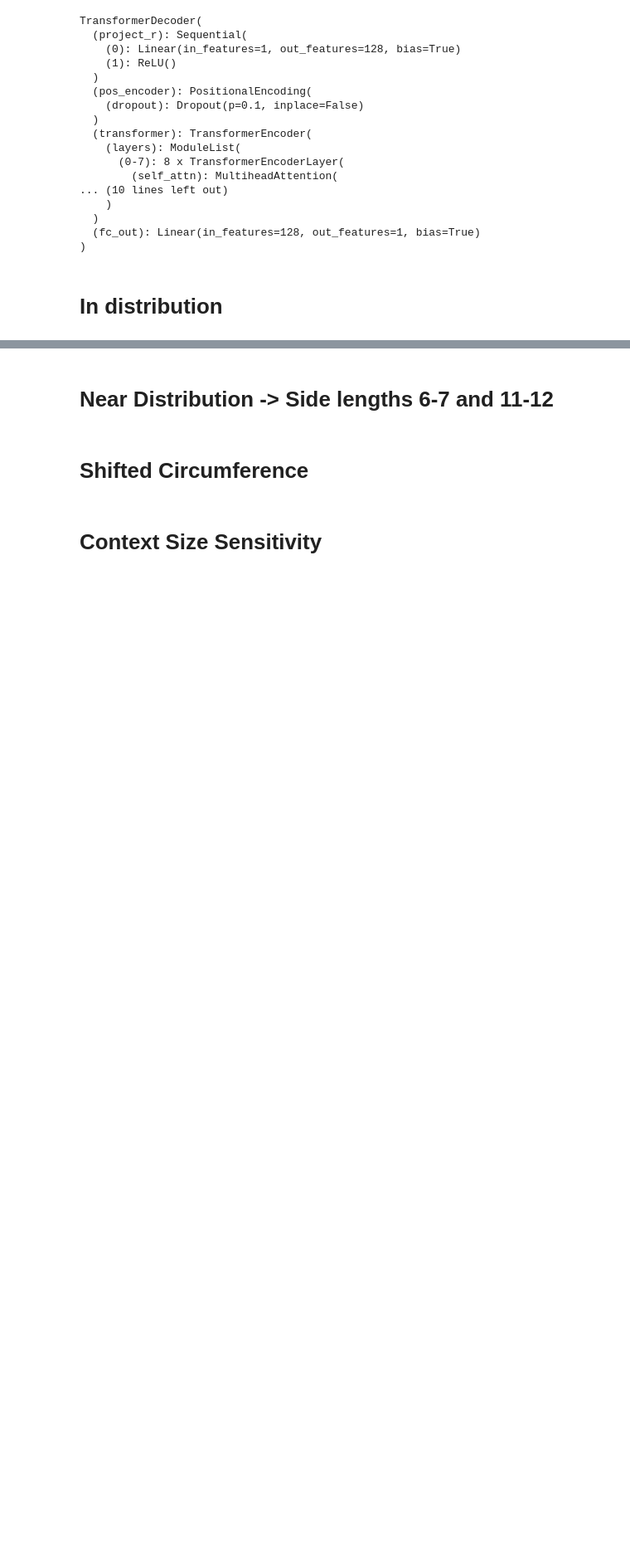
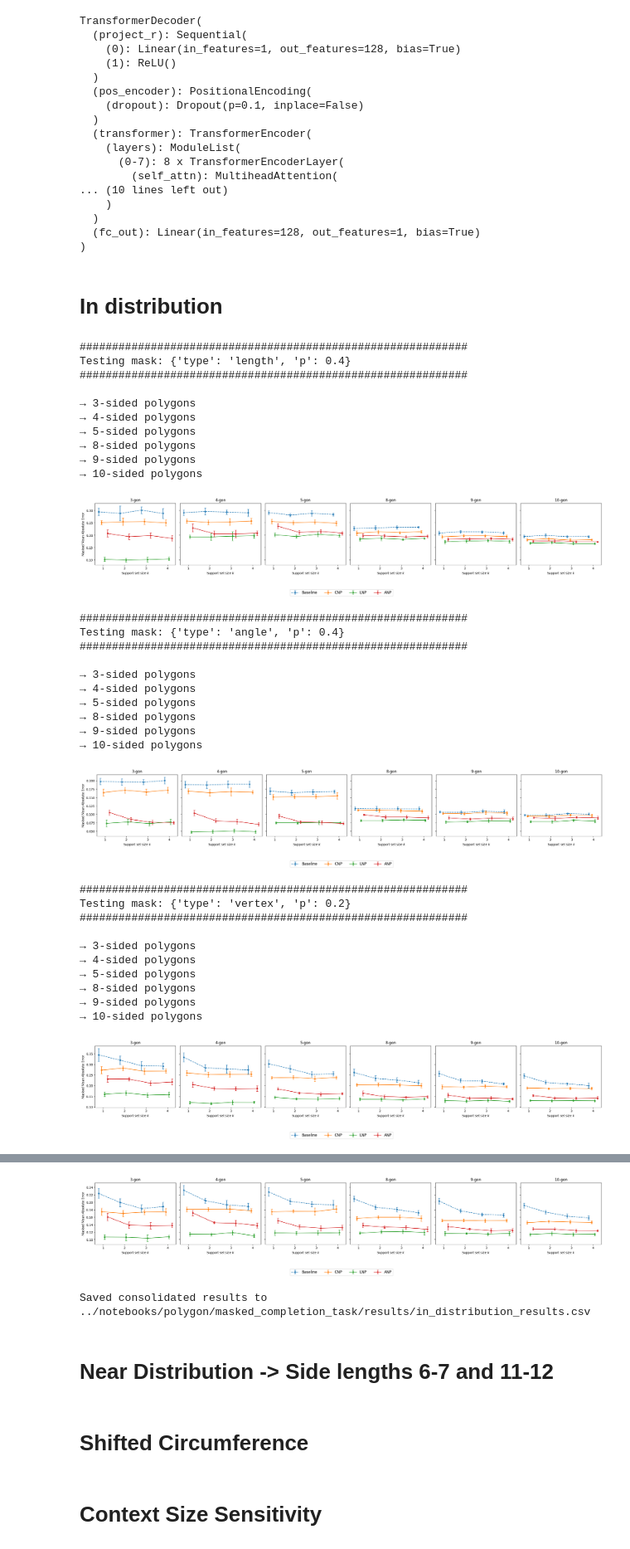
Before and after one commit to Fox4Song/fyp, a Jupyter notebook: notebooks/polygon/masked_completion_task/masked_completion_eval.ipynb, the cells around one changed output, grey strips where cells are left out. Shown at 83% size. Cells and saved outputs as stored; diff of their text form; code cells hidden in the pictures; blank space fills up the shorter version.

Commit message:
Add masked eval

```diff
--- a/notebooks/polygon/masked_completion_task/masked_completion_eval.ipynb
+++ b/notebooks/polygon/masked_completion_task/masked_completion_eval.ipynb
@@ -156,24 +157,32 @@ TransformerDecoder(
 )
 # %%
 def evaluate_mean_baseline_masked_completion_on_batch(
-    tgt_y, context_masks
+    tgt_y, ctx_y, context_masks, max_num_sides, type=None
 ):
     """
     Baseline that always predicts the per-dimension mean of the *true*
     target-vector across the batch.
     """
+    # ctx_y:   [B, N_ctx, D_out]
     # tgt_y:   [B, N_tgt, D_out]
     # context_masks: [B, 1, N_tgt]  (we only ever mask the final time‐step, so N_tgt==1)
     true   = tgt_y[:, -1, :]                         # [B, D_out]
     masks  = context_masks.squeeze(1).to(torch.bool) # [B, D_out]
     B, D    = true.shape
 
-    # compute the “batch mean” for each dimension
-    baseline = true.mean(dim=0)   # [D_out]
-
     all_errs           = []
     per_example_mae    = []
     per_example_sumerr = []
+
+    if type == 'angle':
+        baseline = (ctx_y[:, 0, 0] * max_num_sides - 2) / (ctx_y[:, 0, 0] * max_num_sides)
+        baseline = baseline.unsqueeze(1).expand(-1, D)
+    elif type == 'length':
+        baseline = torch.sin(torch.pi / (ctx_y[:, 0, 0] * max_num_sides))
+        baseline = baseline.unsqueeze(1).expand(-1, D)
+    else:
+        # compute the “batch mean” for each dimension
+        baseline = ctx_y.mean(dim=1)   # [B, D_out]
 
     for i in range(B):
         masked_idxs = masks[i].nonzero(as_tuple=False).flatten().tolist()
@@ -182,7 +191,7 @@ def evaluate_mean_baseline_masked_completion_on_batch(
             per_example_sumerr.append(0.0)
             continue
 
-        p_vals = [baseline[j].item() for j in masked_idxs]
+        p_vals = [baseline[i, j].item() for j in masked_idxs]
         t_vals = [true[i, j].item() for j in masked_idxs]
 
         errs = [abs(p - t) for p, t in zip(p_vals, t_vals)]
@@ -468,9 +494,9 @@ def compare_models_shared_data(reader, cnp_model, np_model, anp_model, tf_model,
 # %% [markdown]
 # In distribution
 # %%
-sides = range(3, 9) # 3-8
+sides = [3, 4, 5, 8, 9, 10] # [3,4,5,8,9,10]
 context_sizes = list(range(1, 5)) # 1-4
-runs_per_size = 1
+runs_per_size = 10
 tf_max_seq_len = 512
 
 mask_configs = [
@@ -496,8 +522,8 @@ for mask_cfg in mask_configs:
             batch_size=128,
             max_num_context=MAX_CONTEXT_POINTS,
             max_seq_len=x_size,
-            min_num_sides=s,
-            max_num_sides=s,
+            min_num_sides=3,
+            max_num_sides=12,
             testing=True,
         )
 
@@ -507,16 +533,20 @@ for mask_cfg in mask_configs:
             np_model=np_model,
             anp_model=anp_model,
             tf_model=tf_model,
+            tf_explicit_model=tf_explicit_model,
             tf_max_seq_len=tf_max_seq_len,
             context_sizes=context_sizes,
+            sides=s,
             runs_per_size=runs_per_size,
+            max_num_sides=12,
             mask_cfg=mask_cfg,
             device=device
         )
 
         results[s]["masked_mae"], results[s]["masked_mae_std"] = masked_mae, masked_mae_std
 
-        for model_name in ['CNP','LNP','ANP','TF', 'FSTF']:
+        # for model_name in ['Baseline', 'CNP','LNP','ANP','TF', 'FSTF']:
+        for model_name in ['Baseline', 'CNP','LNP','ANP']:
             for k in context_sizes:
                 m  = results[s]['masked_mae'][model_name][k]["masked_mae"]
                 sd = results[s]['masked_mae_std'][ model_name][k]["masked_mae"]
@@ -536,12 +566,12 @@ for mask_cfg in mask_configs:
         ('sum_err',    'Masked Sum Error'),
     ]
     model_plotting = [
-        ('Baseline', '-o'),
+        ('Baseline', '--o'),
         ('CNP', '-o'),
         ('LNP',  '-o'),
         ('ANP', '-o'),
-        ('TF',  '-o'),
-        ('FSTF', '-o'),
+        # ('TF',  '-o'),
+        # ('FSTF', '-o'),
     ]
 
     ncols = len(sides)
@@ -570,31 +600,65 @@ for mask_cfg in mask_configs:
                 markersize=4,
                 linewidth=1.5,
                 label=model_name,
             )
         ax.set_title(f"{s}-gon")
         ax.set_xlabel("Support set size $k$")
         ax.set_xticks(context_sizes)
         ax.set_xticklabels(context_sizes)
 
     axes[0].set_ylabel("Masked Mean Absolute Error")
 
     # one legend for all
     fig.legend(
         [m for m,_ in model_plotting],
         loc='upper center',
         ncol=len(model_plotting),
         bbox_to_anchor=(0.5, -0.05),
         fontsize=12,
     )
 
     fig.tight_layout(rect=[0,0.05,1,1])
     if mask_cfg['type'] == "random":
         fig.savefig(f"../notebooks/polygon/masked_completion_task/figures/in_distribution_{mask_cfg['type']}{mask_cfg.get('p', '')}.pdf",
                     bbox_inches='tight',)
     else:
-        fig.savefig(f"../notebooks/polygon/masked_completion_taskfigures/in_distribution_{mask_cfg['type']}{mask_cfg.get('p', '')}.pdf")
+        fig.savefig(f"../notebooks/polygon/masked_completion_task/figures/in_distribution_{mask_cfg['type']}{mask_cfg.get('p', '')}.pdf")
     plt.show()
 
 df = pd.DataFrame(all_rows)
 df.to_csv('../notebooks/polygon/masked_completion_task/results/in_distribution_results.csv', index=False)
 print(f"Saved consolidated results to ../notebooks/polygon/masked_completion_task/results/in_distribution_results.csv")
+# %% [output]
+############################################################
+Testing mask: {'type': 'length', 'p': 0.4}
+############################################################
+
+→ 3-sided polygons
+→ 4-sided polygons
+→ 5-sided polygons
+→ 8-sided polygons
+→ 9-sided polygons
+→ 10-sided polygons
+[figure, added]
+############################################################
+Testing mask: {'type': 'angle', 'p': 0.4}
+############################################################
+
+→ 3-sided polygons
+→ 4-sided polygons
+→ 5-sided polygons
+→ 8-sided polygons
+→ 9-sided polygons
+→ 10-sided polygons
+[figure, added]
+############################################################
+Testing mask: {'type': 'vertex', 'p': 0.2}
+############################################################
+
+→ 3-sided polygons
+→ 4-sided polygons
+→ 5-sided polygons
+→ 8-sided polygons
+→ 9-sided polygons
+→ 10-sided polygons
+[figure, added]
@@ -601,3 +675,5 @@ print(f"Saved consolidated results to ../notebooks/polygon/masked_completion_tas
+[figure, added]
+Saved consolidated results to ../notebooks/polygon/masked_completion_task/results/in_distribution_results.csv
 # %% [markdown]
 # Near Distribution -> Side lengths 6-7 and 11-12
 # %%
```
Also changed, not shown: parts of 4 cells of this notebook.
